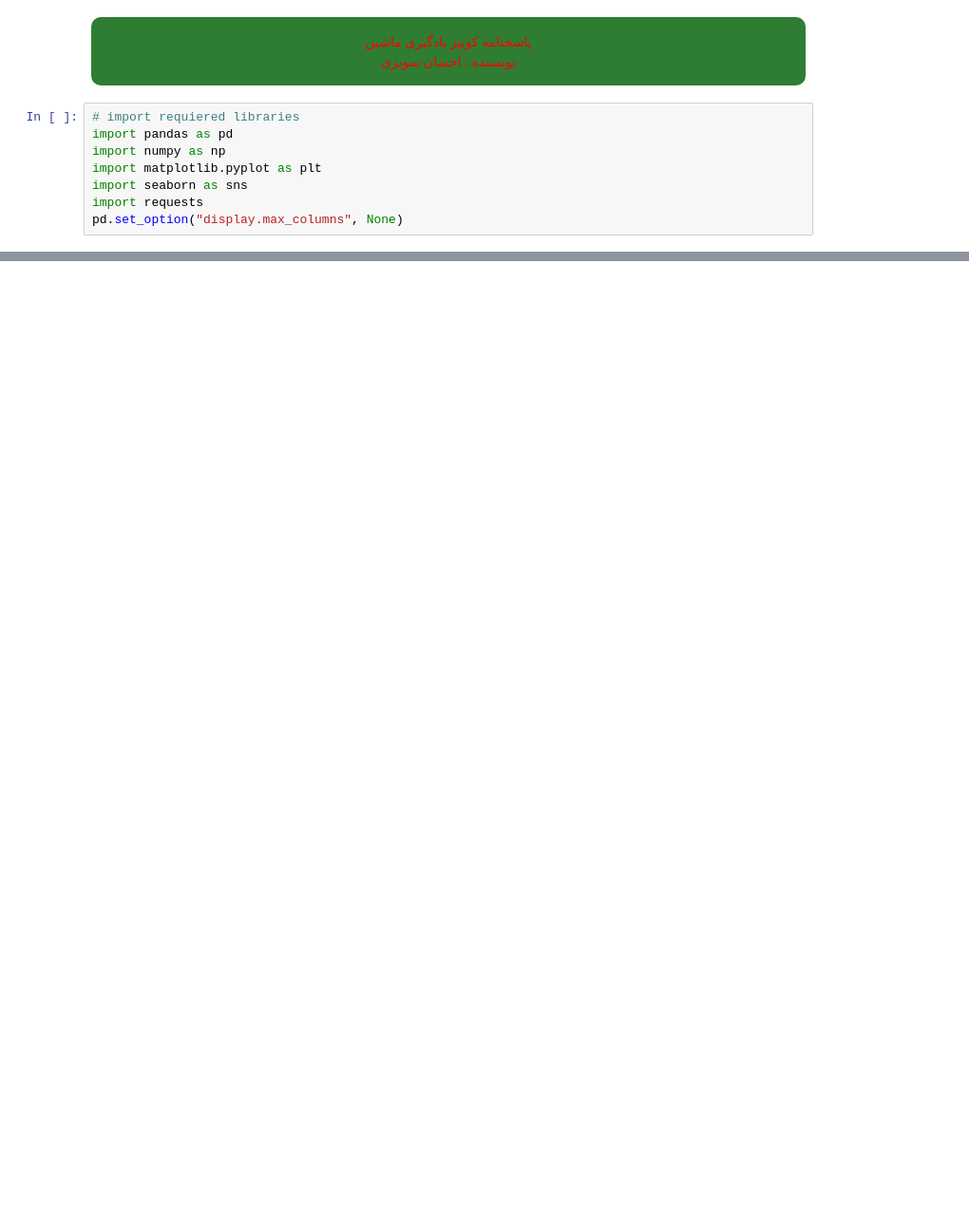
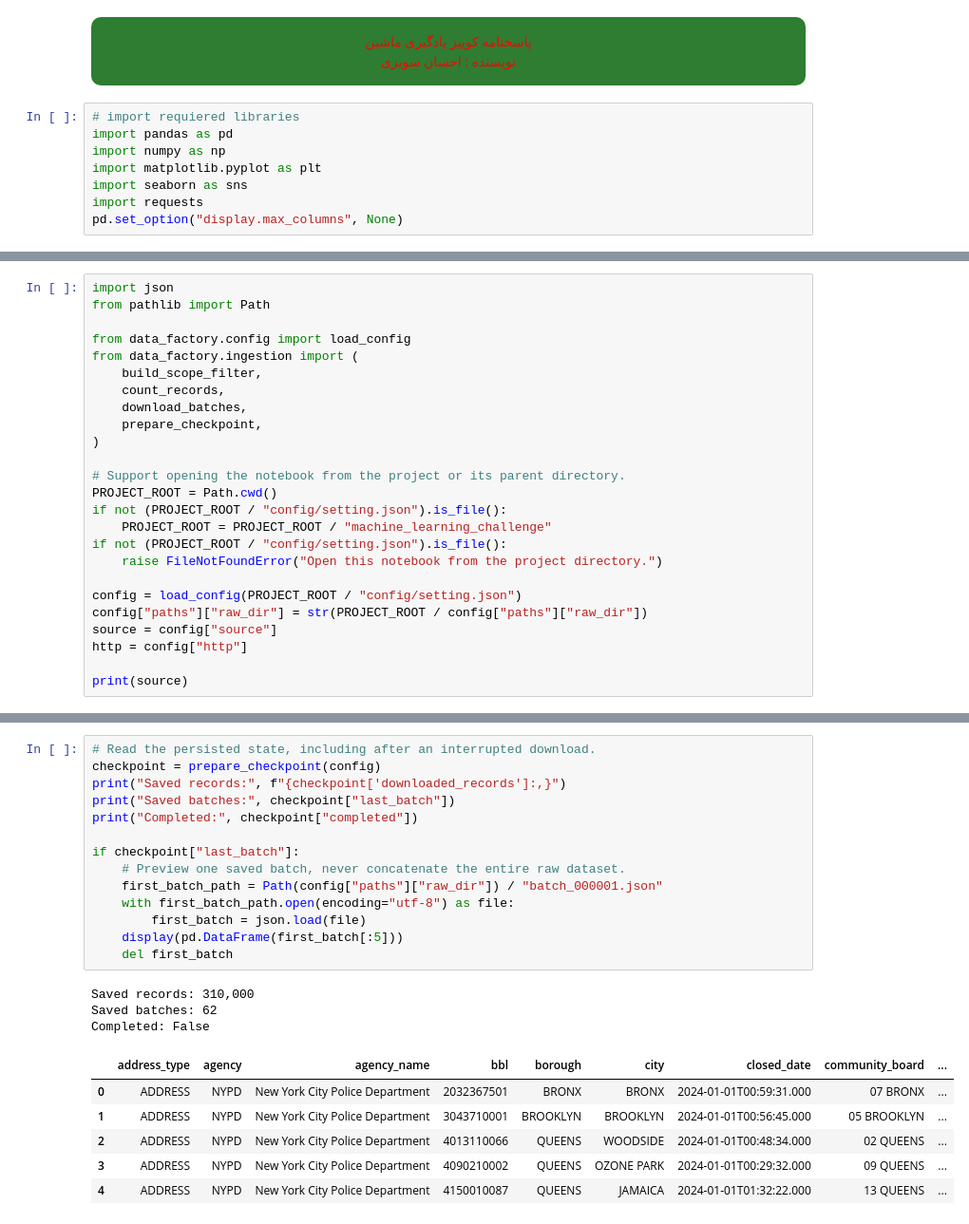
Before and after one commit to Ehsan-soveyzi/data_factory, a Jupyter notebook: challenge_solution.ipynb, the cells around one changed output, grey strips where cells are left out. Shown at 95% size. Drawn from its saved outputs; the diff is of its cells as text; blank space fills up the shorter version.

Commit message:
bactch reading and store state for intruption added.

```diff
--- a/challenge_solution.ipynb
+++ b/challenge_solution.ipynb
@@ -53,0 +22,25 @@ df.shape
+# %%
+import json
+from pathlib import Path
+
+from data_factory.config import load_config
+from data_factory.ingestion import (
+    build_scope_filter,
+    count_records,
+    download_batches,
+    prepare_checkpoint,
+)
+
+# Support opening the notebook from the project or its parent directory.
+PROJECT_ROOT = Path.cwd()
+if not (PROJECT_ROOT / "config/setting.json").is_file():
+    PROJECT_ROOT = PROJECT_ROOT / "machine_learning_challenge"
+if not (PROJECT_ROOT / "config/setting.json").is_file():
+    raise FileNotFoundError("Open this notebook from the project directory.")
+
+config = load_config(PROJECT_ROOT / "config/setting.json")
+config["paths"]["raw_dir"] = str(PROJECT_ROOT / config["paths"]["raw_dir"])
+source = config["source"]
+http = config["http"]
+
+print(source)
@@ -53,0 +145,24 @@ df.shape
+# %%
+# Read the persisted state, including after an interrupted download.
+checkpoint = prepare_checkpoint(config)
+print("Saved records:", f"{checkpoint['downloaded_records']:,}")
+print("Saved batches:", checkpoint["last_batch"])
+print("Completed:", checkpoint["completed"])
+
+if checkpoint["last_batch"]:
+    # Preview one saved batch, never concatenate the entire raw dataset.
+    first_batch_path = Path(config["paths"]["raw_dir"]) / "batch_000001.json"
+    with first_batch_path.open(encoding="utf-8") as file:
+        first_batch = json.load(file)
+    display(pd.DataFrame(first_batch[:5]))
+    del first_batch
+# %% [output]
+Saved records: 310,000
+Saved batches: 62
+Completed: False
+|  | address_type | agency | agency_name | bbl | borough | city | closed_date | community_board | ... |
+| 0 | ADDRESS | NYPD | New York City Police Department | 2032367501 | BRONX | BRONX | 2024-01-01T00:59:31.000 | 07 BRONX | ... |
+| 1 | ADDRESS | NYPD | New York City Police Department | 3043710001 | BROOKLYN | BROOKLYN | 2024-01-01T00:56:45.000 | 05 BROOKLYN | ... |
+| 2 | ADDRESS | NYPD | New York City Police Department | 4013110066 | QUEENS | WOODSIDE | 2024-01-01T00:48:34.000 | 02 QUEENS | ... |
+| 3 | ADDRESS | NYPD | New York City Police Department | 4090210002 | QUEENS | OZONE PARK | 2024-01-01T00:29:32.000 | 09 QUEENS | ... |
+| 4 | ADDRESS | NYPD | New York City Police Department | 4150010087 | QUEENS | JAMAICA | 2024-01-01T01:32:22.000 | 13 QUEENS | ... |
```
Also changed, not shown: parts of 9 cells of this notebook.
